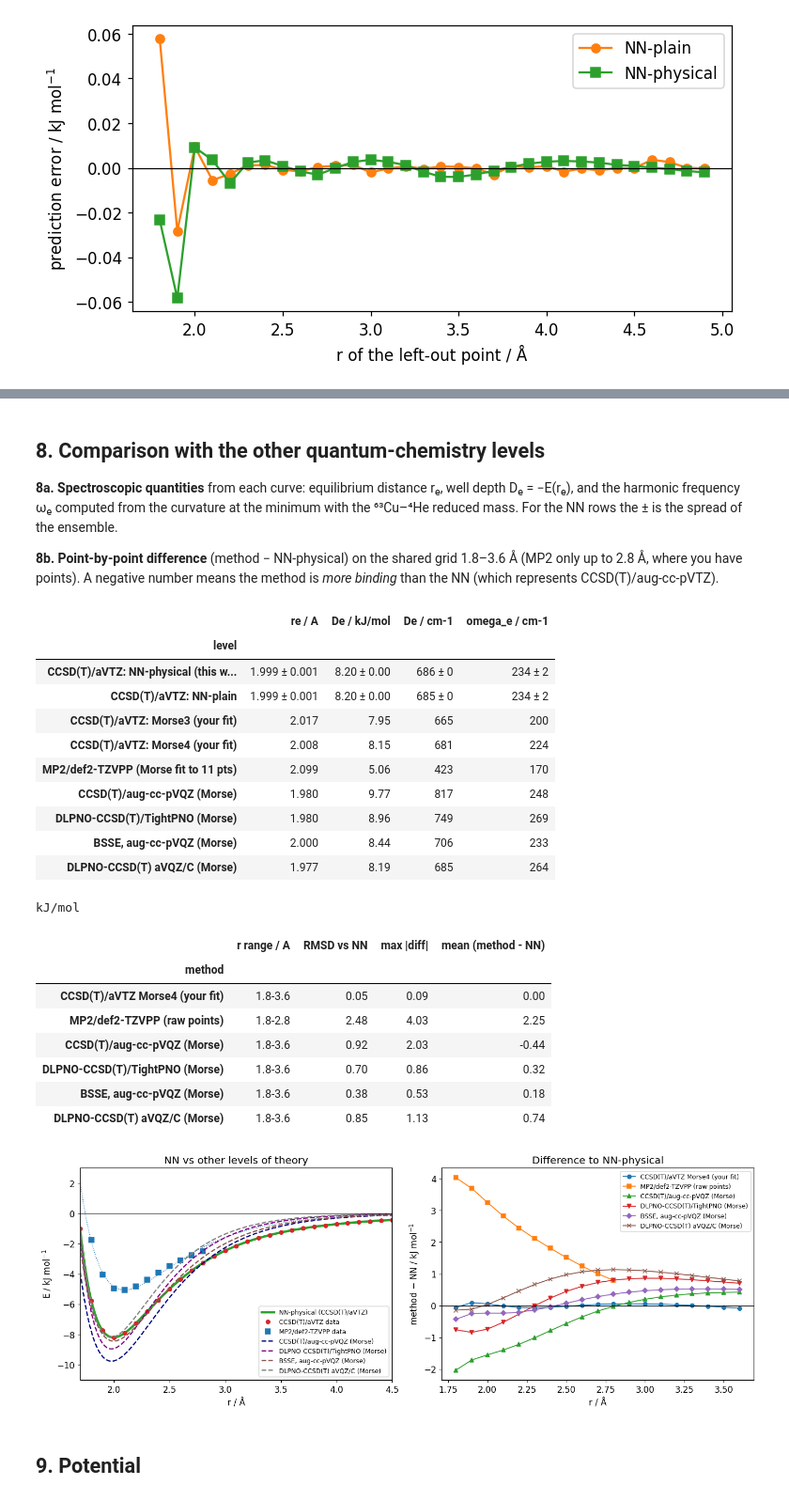
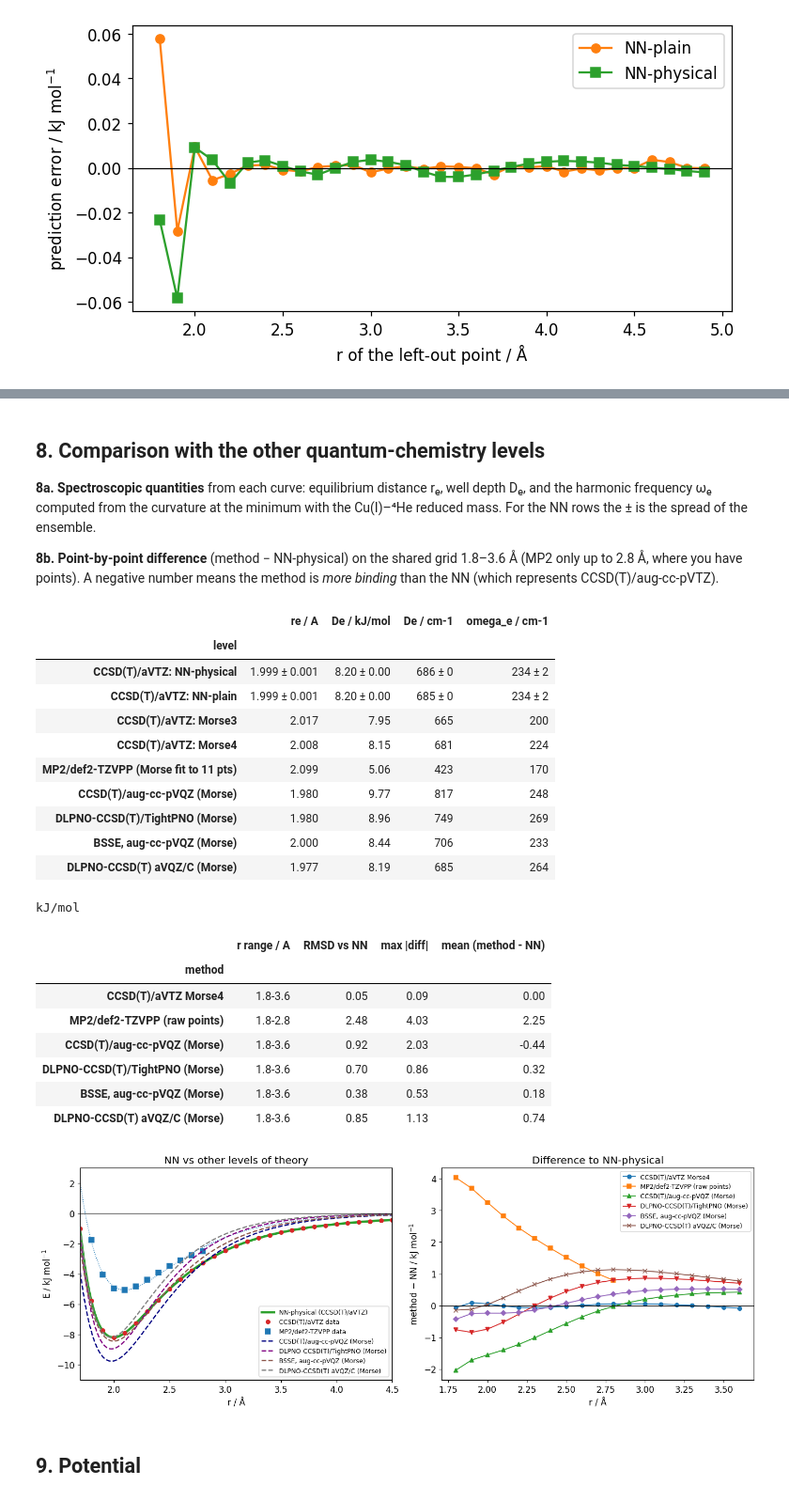
Before and after one commit to elvira123-hub/Machine_Learning_Projects, a Jupyter notebook: CuHe_NN_potential_Colab.ipynb, the cells around one changed output, grey strips where cells are left out. Shown at 94% size. Drawn from its saved outputs; the diff is of its cells as text; code cells hidden in the pictures.

```diff
--- a/CuHe_NN_potential_Colab.ipynb
+++ b/CuHe_NN_potential_Colab.ipynb
@@ -313,7 +311,7 @@ Reproduction of the CCSD(T)/aug-cc-pVTZ points (kJ/mol); Morse fits were done on
 # %% [markdown]
 ## 8. Comparison with the other quantum-chemistry levels
 
-**8a. Spectroscopic quantities** from each curve: equilibrium distance rₑ, well depth Dₑ = −E(rₑ), and the harmonic frequency ωₑ computed from the curvature at the minimum with the ⁶³Cu–⁴He reduced mass. For the NN rows the ± is the spread of the ensemble.
+**8a. Spectroscopic quantities** from each curve: equilibrium distance rₑ, well depth Dₑ, and the harmonic frequency ωₑ computed from the curvature at the minimum with the Cu(I)–⁴He reduced mass. For the NN rows the ± is the spread of the ensemble.
 
 **8b. Point-by-point difference** (method − NN-physical) on the shared grid 1.8–3.6 Å (MP2 only up to 2.8 Å, where you have points). A negative number means the method is *more binding* than the NN (which represents CCSD(T)/aug-cc-pVTZ).
 # %%
@@ -330,11 +328,11 @@ def spectro_ens(models):
     return S.mean(), S.std()
 
 rows = []
-for name, ens in [("CCSD(T)/aVTZ: NN-physical (this work)", ens_phys), ("CCSD(T)/aVTZ: NN-plain", ens_plain)]:
+for name, ens in [("CCSD(T)/aVTZ: NN-physical", ens_phys), ("CCSD(T)/aVTZ: NN-plain", ens_plain)]:
     mu_, sd_ = spectro_ens(ens)
     rows.append({"level": name, "re / A": f"{mu_.re:.3f} ± {sd_.re:.3f}", "De / kJ/mol": f"{mu_.De_kJ:.2f} ± {sd_.De_kJ:.2f}",
                  "De / cm-1": f"{mu_.De_cm:.0f} ± {sd_.De_cm:.0f}", "omega_e / cm-1": f"{mu_.omega:.0f} ± {sd_.omega:.0f}"})
-others = [("CCSD(T)/aVTZ: Morse3 (your fit)", morse3_fn), ("CCSD(T)/aVTZ: Morse4 (your fit)", morse4_fn),
+others = [("CCSD(T)/aVTZ: Morse3", morse3_fn), ("CCSD(T)/aVTZ: Morse4", morse4_fn),
           ("MP2/def2-TZVPP (Morse fit to 11 pts)", mp2_fn)]
 others += [(k, (lambda r, p=p: morse_V(np.asarray(r, float), **p))) for k, p in MORSE_PARAMS.items()]
 for name, fn in others:
@@ -346,7 +344,7 @@ display(pd.DataFrame(rows).set_index("level"))
 # ---------------- 8b: point-by-point differences ------------------------------
 r_cmp = np.round(np.arange(1.8, 3.601, 0.1), 2)
 ref = nn_phys(r_cmp)
-curves = [("CCSD(T)/aVTZ Morse4 (your fit)", morse4_fn, 3.6),
+curves = [("CCSD(T)/aVTZ Morse4", morse4_fn, 3.6),
           ("MP2/def2-TZVPP (raw points)", lambda r: np.interp(r, r_mp2, E_mp2), 2.8)]
 curves += [(k, (lambda r, p=p: morse_V(np.asarray(r, float), **p)), 3.6) for k, p in MORSE_PARAMS.items()]
 diff_rows, diffs = [], {}
@@ -369,38 +367,38 @@ a.plot(r_cc, E_cc, "o", color="tab:red", ms=5, label="CCSD(T)/aVTZ data")
 a.plot(r_mp2, E_mp2, "s", color="tab:blue", ms=6, label="MP2/def2-TZVPP data")
 a.plot(rd, mp2_fn(rd), color="tab:blue", lw=1, ls=":")
 for (k, p), c in zip(MORSE_PARAMS.items(), ["navy", "purple", "tab:brown", "tab:gray"]):
     a.plot(rd, morse_V(rd, **p), color=c, ls="--", lw=1.6, label=k)
 a.axhline(0, color="k", lw=.8); a.set_ylim(-11, 3); a.set_xlim(1.7, 4.5)
 a.set_xlabel("r / Å"); a.set_ylabel("E / kJ mol$^{-1}$"); a.legend(fontsize=8, loc="lower right")
 a.set_title("NN vs other levels of theory")
 a = ax[1]
 for (name, (rr, d)), mk in zip(diffs.items(), ["o", "s", "^", "v", "D", "x"]):
     a.plot(rr, d, marker=mk, ms=5, lw=1.2, label=name)
 a.axhline(0, color="k", lw=.8); a.set_xlabel("r / Å"); a.set_ylabel("method − NN / kJ mol$^{-1}$")
 a.set_title("Difference to NN-physical"); a.legend(fontsize=8)
 plt.tight_layout(); plt.show()
 # %% [output]
 |  | re / A | De / kJ/mol | De / cm-1 | omega_e / cm-1 |
 | level |  |  |  |  |
-| CCSD(T)/aVTZ: NN-physical (this w... | 1.999 ± 0.001 | 8.20 ± 0.00 | 686 ± 0 | 234 ± 2 |
+| CCSD(T)/aVTZ: NN-physical | 1.999 ± 0.001 | 8.20 ± 0.00 | 686 ± 0 | 234 ± 2 |
 | CCSD(T)/aVTZ: NN-plain | 1.999 ± 0.001 | 8.20 ± 0.00 | 685 ± 0 | 234 ± 2 |
-| CCSD(T)/aVTZ: Morse3 (your fit) | 2.017 | 7.95 | 665 | 200 |
-| CCSD(T)/aVTZ: Morse4 (your fit) | 2.008 | 8.15 | 681 | 224 |
+| CCSD(T)/aVTZ: Morse3 | 2.017 | 7.95 | 665 | 200 |
+| CCSD(T)/aVTZ: Morse4 | 2.008 | 8.15 | 681 | 224 |
 | MP2/def2-TZVPP (Morse fit to 11 pts) | 2.099 | 5.06 | 423 | 170 |
 | CCSD(T)/aug-cc-pVQZ (Morse) | 1.980 | 9.77 | 817 | 248 |
 | DLPNO-CCSD(T)/TightPNO (Morse) | 1.980 | 8.96 | 749 | 269 |
 | BSSE, aug-cc-pVQZ (Morse) | 2.000 | 8.44 | 706 | 233 |
 | DLPNO-CCSD(T) aVQZ/C (Morse) | 1.977 | 8.19 | 685 | 264 |
 kJ/mol
 |  | r range / A | RMSD vs NN | max |diff| | mean (method - NN) |
 | method |  |  |  |  |
-| CCSD(T)/aVTZ Morse4 (your fit) | 1.8-3.6 | 0.05 | 0.09 | 0.00 |
+| CCSD(T)/aVTZ Morse4 | 1.8-3.6 | 0.05 | 0.09 | 0.00 |
 | MP2/def2-TZVPP (raw points) | 1.8-2.8 | 2.48 | 4.03 | 2.25 |
 | CCSD(T)/aug-cc-pVQZ (Morse) | 1.8-3.6 | 0.92 | 2.03 | -0.44 |
 | DLPNO-CCSD(T)/TightPNO (Morse) | 1.8-3.6 | 0.70 | 0.86 | 0.32 |
 | BSSE, aug-cc-pVQZ (Morse) | 1.8-3.6 | 0.38 | 0.53 | 0.18 |
 | DLPNO-CCSD(T) aVQZ/C (Morse) | 1.8-3.6 | 0.85 | 1.13 | 0.74 |
-[figure, old version]
+[figure, new version]
 # %% [markdown]
 ## 9. Potential
 # %%
```
Also changed, not shown: parts of 6 cells of this notebook.
